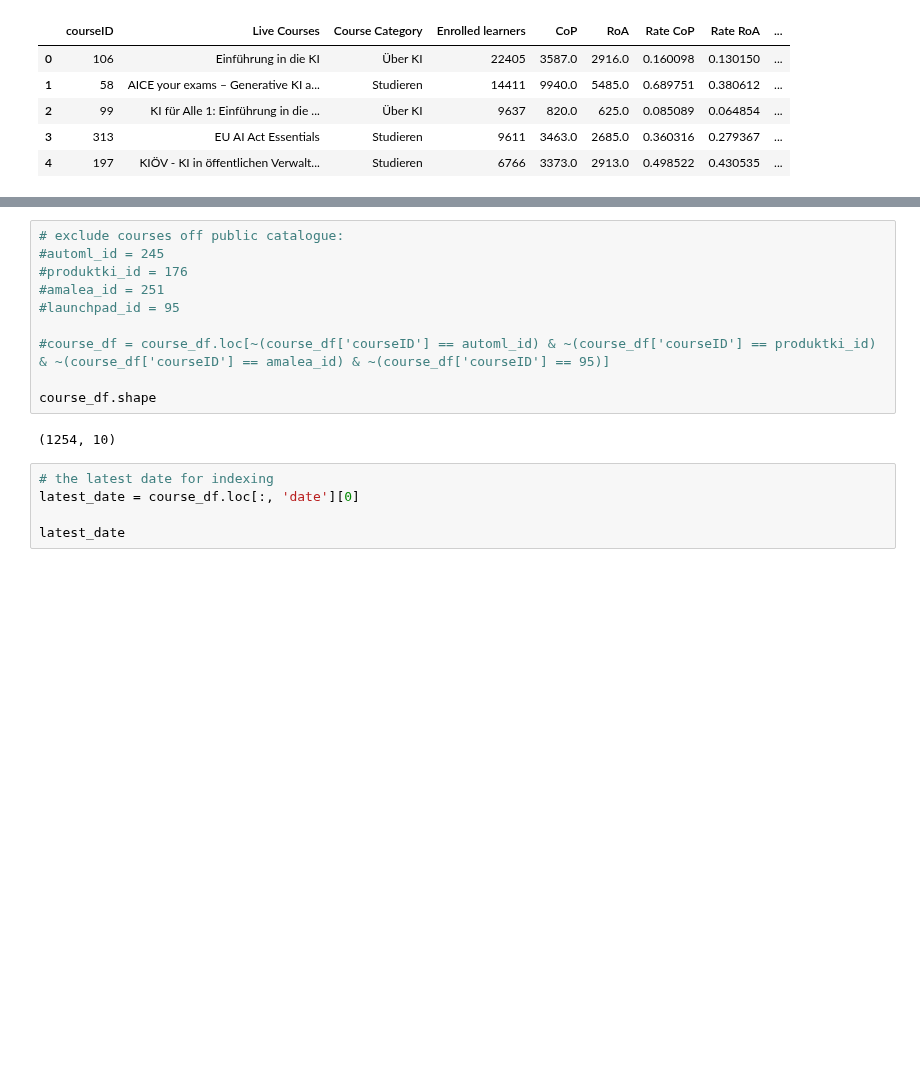
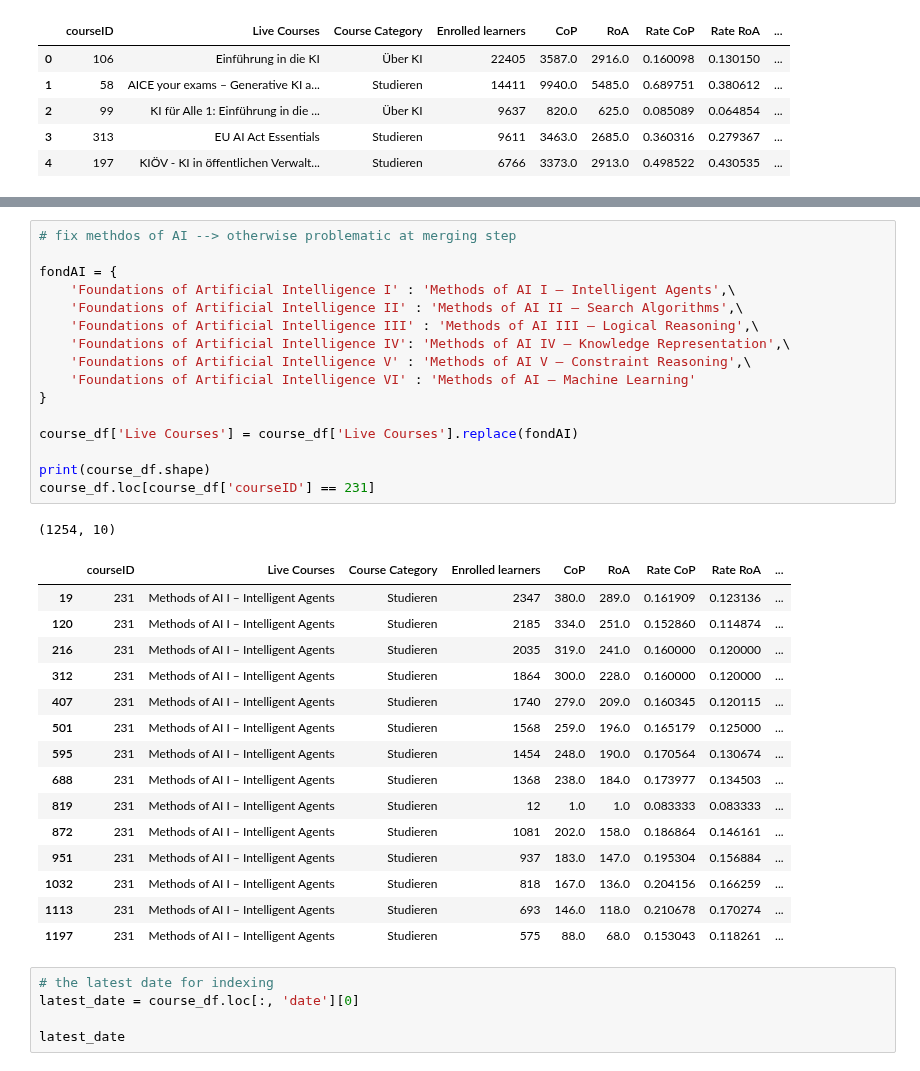
Before and after one commit to 11awrence/Public-Data-Projects, a Jupyter notebook: exploratory_data_analysis/Course_development.ipynb, the cells around one changed output, grey strips where cells are left out. Saved outputs shown, nothing was run; the diff lists cells and outputs as text; blank space fills up the shorter version.

```diff
--- a/exploratory_data_analysis/Course_development.ipynb
+++ b/exploratory_data_analysis/Course_development.ipynb
@@ -63,15 +81,36 @@ course_df.head()
 # %%
-# exclude courses off public catalogue:
-#automl_id = 245
-#produktki_id = 176
-#amalea_id = 251
-#launchpad_id = 95
+# fix methdos of AI --> otherwise problematic at merging step
 
-#course_df = course_df.loc[~(course_df['courseID'] == automl_id) & ~(course_df['courseID'] == produktki_id) & ~(course_df['courseID'] == amalea_id) & ~(course_df['courseID'] == 95)]
+fondAI = {
+    'Foundations of Artificial Intelligence I' : 'Methods of AI I – Intelligent Agents',\
+    'Foundations of Artificial Intelligence II' : 'Methods of AI II – Search Algorithms',\
+    'Foundations of Artificial Intelligence III' : 'Methods of AI III – Logical Reasoning',\
+    'Foundations of Artificial Intelligence IV': 'Methods of AI IV – Knowledge Representation',\
+    'Foundations of Artificial Intelligence V' : 'Methods of AI V – Constraint Reasoning',\
+    'Foundations of Artificial Intelligence VI' : 'Methods of AI – Machine Learning'
+}
 
-course_df.shape
+course_df['Live Courses'] = course_df['Live Courses'].replace(fondAI)
+
+print(course_df.shape)
+course_df.loc[course_df['courseID'] == 231]
 # %% [output]
 (1254, 10)
+|  | courseID | Live Courses | Course Category | Enrolled learners | CoP | RoA | Rate CoP | Rate RoA | ... |
+| 19 | 231 | Methods of AI I – Intelligent Agents | Studieren | 2347 | 380.0 | 289.0 | 0.161909 | 0.123136 | ... |
+| 120 | 231 | Methods of AI I – Intelligent Agents | Studieren | 2185 | 334.0 | 251.0 | 0.152860 | 0.114874 | ... |
+| 216 | 231 | Methods of AI I – Intelligent Agents | Studieren | 2035 | 319.0 | 241.0 | 0.160000 | 0.120000 | ... |
+| 312 | 231 | Methods of AI I – Intelligent Agents | Studieren | 1864 | 300.0 | 228.0 | 0.160000 | 0.120000 | ... |
+| 407 | 231 | Methods of AI I – Intelligent Agents | Studieren | 1740 | 279.0 | 209.0 | 0.160345 | 0.120115 | ... |
+| 501 | 231 | Methods of AI I – Intelligent Agents | Studieren | 1568 | 259.0 | 196.0 | 0.165179 | 0.125000 | ... |
+| 595 | 231 | Methods of AI I – Intelligent Agents | Studieren | 1454 | 248.0 | 190.0 | 0.170564 | 0.130674 | ... |
+| 688 | 231 | Methods of AI I – Intelligent Agents | Studieren | 1368 | 238.0 | 184.0 | 0.173977 | 0.134503 | ... |
+| 819 | 231 | Methods of AI I – Intelligent Agents | Studieren | 12 | 1.0 | 1.0 | 0.083333 | 0.083333 | ... |
+| 872 | 231 | Methods of AI I – Intelligent Agents | Studieren | 1081 | 202.0 | 158.0 | 0.186864 | 0.146161 | ... |
+| 951 | 231 | Methods of AI I – Intelligent Agents | Studieren | 937 | 183.0 | 147.0 | 0.195304 | 0.156884 | ... |
+| 1032 | 231 | Methods of AI I – Intelligent Agents | Studieren | 818 | 167.0 | 136.0 | 0.204156 | 0.166259 | ... |
+| 1113 | 231 | Methods of AI I – Intelligent Agents | Studieren | 693 | 146.0 | 118.0 | 0.210678 | 0.170274 | ... |
+| 1197 | 231 | Methods of AI I – Intelligent Agents | Studieren | 575 | 88.0 | 68.0 | 0.153043 | 0.118261 | ... |
 # %%
 # the latest date for indexing
 latest_date = course_df.loc[:, 'date'][0]
```
Also changed, not shown: parts of 7 cells of this notebook.
